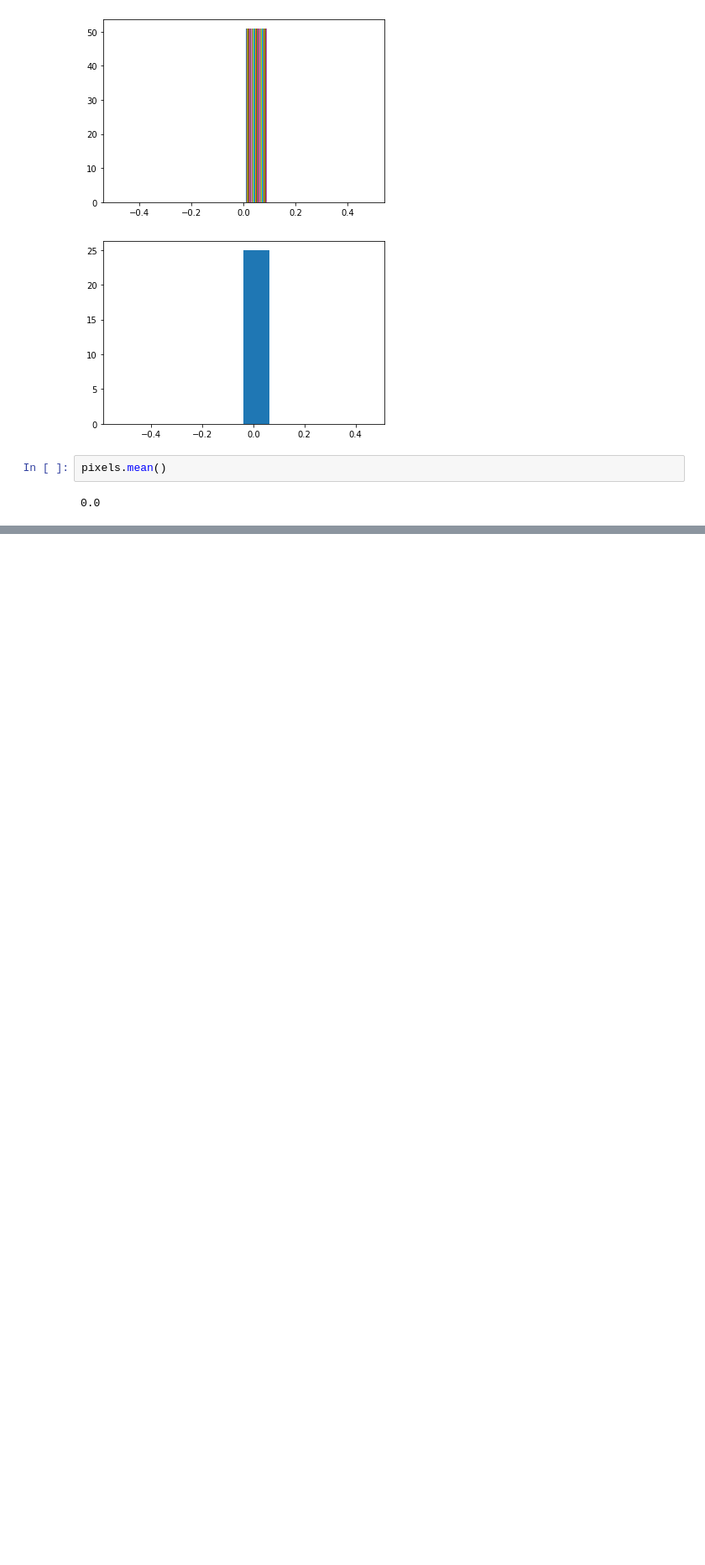
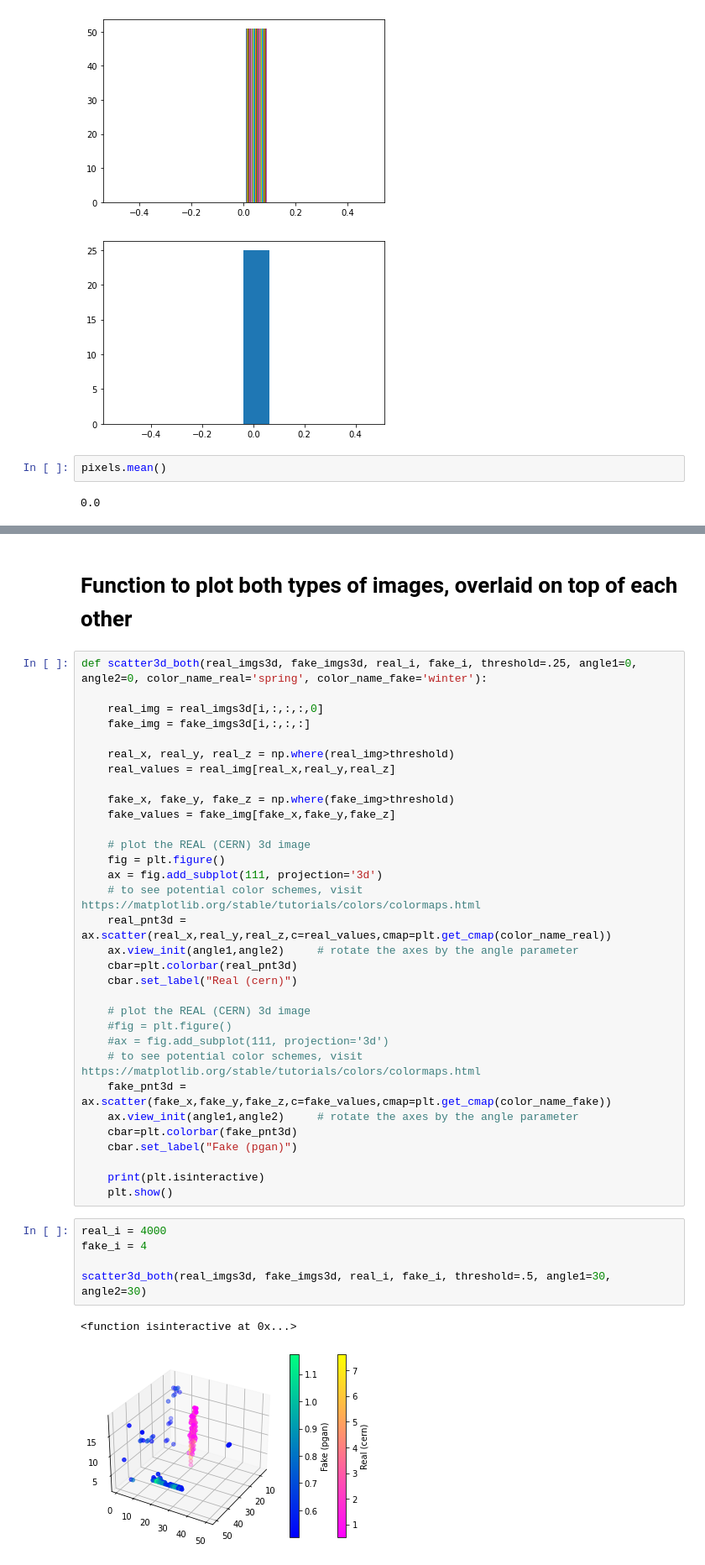
Before and after one commit to adelC/3Dgan, a Jupyter notebook: ipynb/AnglePGAN_Analysis.ipynb, the cells around one changed output, grey strips where cells are left out. Shown at 84% size. Drawn from its saved outputs; the diff is of its cells as text; blank space fills up the shorter version.

```diff
--- a/ipynb/AnglePGAN_Analysis.ipynb
+++ b/ipynb/AnglePGAN_Analysis.ipynb
@@ -287,0 +356,42 @@ NameError: name 'imgs3d' is not defined
+# %% [markdown]
+# Function to plot both types of images, overlaid on top of each other
+# %%
+def scatter3d_both(real_imgs3d, fake_imgs3d, real_i, fake_i, threshold=.25, angle1=0, angle2=0, color_name_real='spring', color_name_fake='winter'):
+
+    real_img = real_imgs3d[i,:,:,:,0]
+    fake_img = fake_imgs3d[i,:,:,:]
+
+    real_x, real_y, real_z = np.where(real_img>threshold)
+    real_values = real_img[real_x,real_y,real_z]
+
+    fake_x, fake_y, fake_z = np.where(fake_img>threshold)
+    fake_values = fake_img[fake_x,fake_y,fake_z]
+
+    # plot the REAL (CERN) 3d image
+    fig = plt.figure()
+    ax = fig.add_subplot(111, projection='3d')
+    # to see potential color schemes, visit https://matplotlib.org/stable/tutorials/colors/colormaps.html
+    real_pnt3d = ax.scatter(real_x,real_y,real_z,c=real_values,cmap=plt.get_cmap(color_name_real))
+    ax.view_init(angle1,angle2)     # rotate the axes by the angle parameter
+    cbar=plt.colorbar(real_pnt3d)
+    cbar.set_label("Real (cern)")
+
+    # plot the REAL (CERN) 3d image
+    #fig = plt.figure()
+    #ax = fig.add_subplot(111, projection='3d')
+    # to see potential color schemes, visit https://matplotlib.org/stable/tutorials/colors/colormaps.html
+    fake_pnt3d = ax.scatter(fake_x,fake_y,fake_z,c=fake_values,cmap=plt.get_cmap(color_name_fake))
+    ax.view_init(angle1,angle2)     # rotate the axes by the angle parameter
+    cbar=plt.colorbar(fake_pnt3d)
+    cbar.set_label("Fake (pgan)")
+
+    print(plt.isinteractive)
+    plt.show()
+# %%
+real_i = 4000
+fake_i = 4
+
+scatter3d_both(real_imgs3d, fake_imgs3d, real_i, fake_i, threshold=.5, angle1=30, angle2=30)
+# %% [output]
+<function isinteractive at 0x...>
+[figure, added]
```
Also changed, not shown: parts of 16 cells of this notebook.
